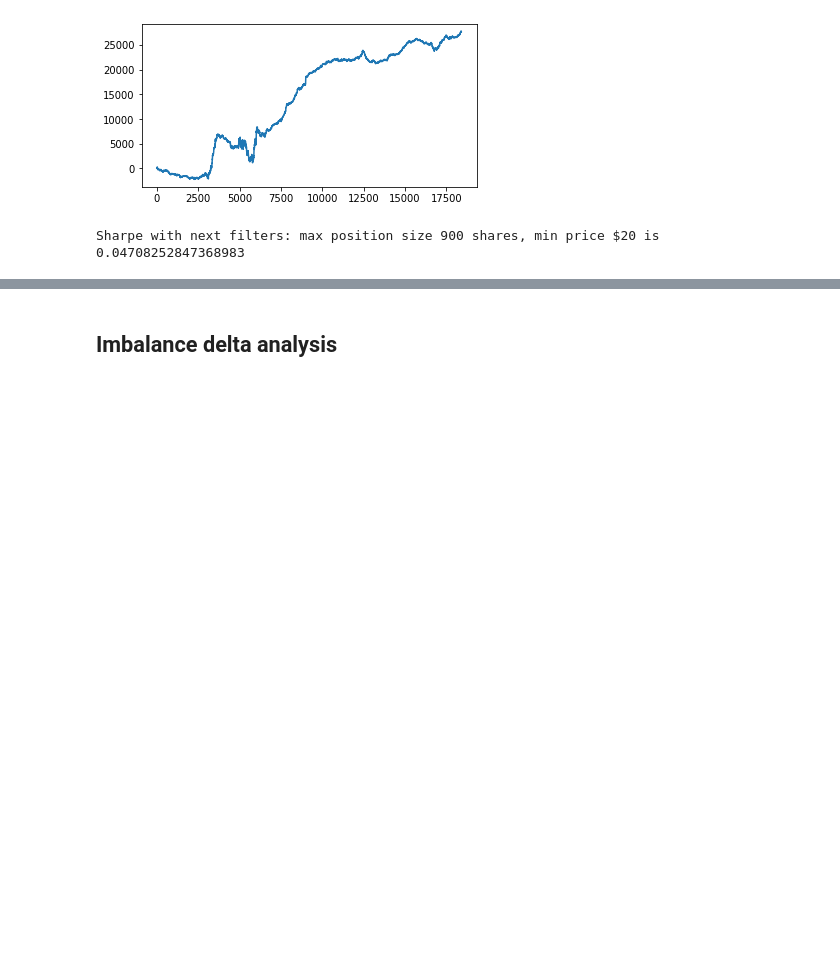
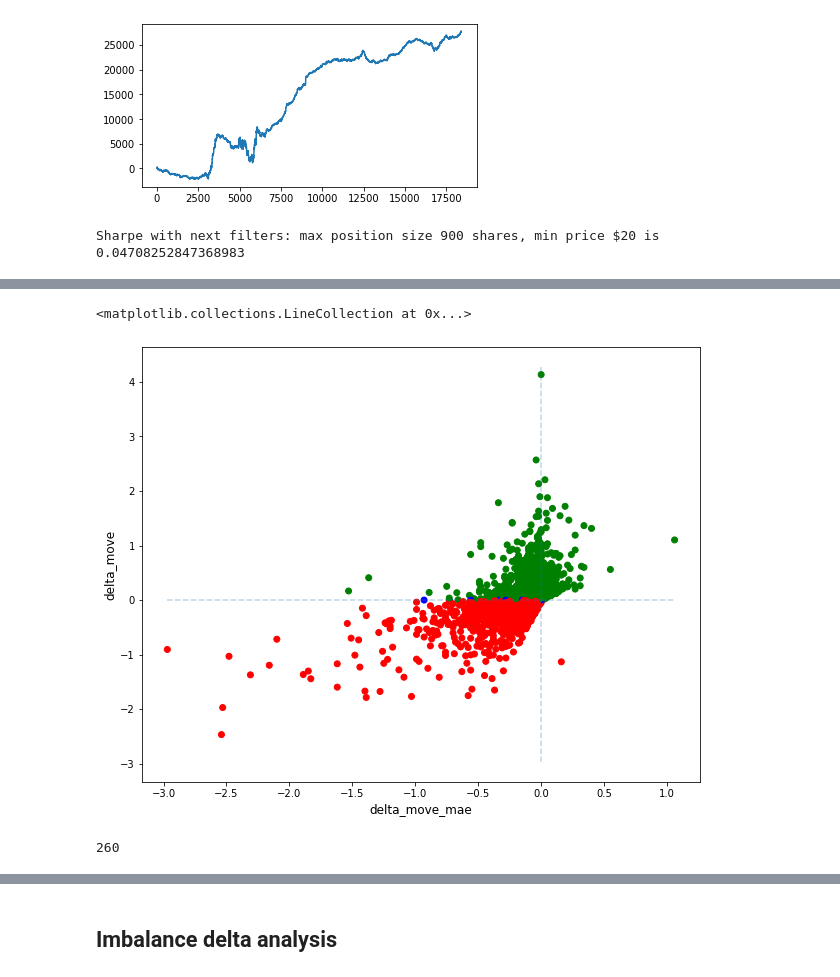
Before and after one commit to avoytkiv/moc_imbalance_flip, a Jupyter notebook: research/results.ipynb, the cells around one changed output, grey strips where cells are left out. Cells and saved outputs as stored; diff of their text form; code cells hidden in the pictures; blank space fills up the shorter version.

```diff
--- a/research/results.ipynb
+++ b/research/results.ipynb
@@ -173,0 +184,24 @@ Sharpe with next filters: max position size 900 shares, min price $20 is
+# %%
+# MAE
+df_filter_vp.loc[df_filter_vp['direction'] == 'Long', 'delta_move_mae'] = df_filter_vp['min_pnl_price'] - df_filter_vp['open_price']
+df_filter_vp.loc[df_filter_vp['direction'] == 'Short', 'delta_move_mae'] = df_filter_vp['open_price'] - df_filter_vp['min_pnl_price']
+# MFE
+df_filter_vp.loc[df_filter_vp['direction'] == 'Long', 'delta_move_mfe'] = df_filter_vp['max_pnl_price'] - df_filter_vp['open_price']
+df_filter_vp.loc[df_filter_vp['direction'] == 'Short', 'delta_move_mfe'] = df_filter_vp['open_price'] - df_filter_vp['max_pnl_price']
+# %%
+fig, ax = plt.subplots(1, 1, figsize=(10,8))
+xcolumn = 'delta_move_mae'
+ycolumn = 'delta_move'
+col = np.where(df_filter_vp[ycolumn].values < 0,'r',np.where(df_filter_vp[ycolumn].values > 0,'g','b'))
+ax.scatter(df_filter_vp[xcolumn].values, df_filter_vp[ycolumn].values, c=col)
+ax.set_xlabel(xcolumn, fontsize=12)
+ax.set_ylabel(ycolumn, fontsize=12)
+ax.hlines(0, df_filter_vp[xcolumn].min(), df_filter_vp[xcolumn].max(), linestyles='dashed', alpha=0.3)
+ax.vlines(0, df_filter_vp[ycolumn].min(), df_filter_vp[ycolumn].max(), linestyles='dashed', alpha=0.3)
+# %% [output]
+<matplotlib.collections.LineCollection at 0x...>
+[figure, added]
+# %%
+len(df_filter_vp.loc[(df_filter_vp['direction']=='Long') & (df_filter_vp['max_pnl_price']<df_filter_vp['close_price']), ['date', 'start', 'symbol', 'direction', 'open_price', 'max_pnl_price', 'min_pnl_price', 'close_price', 'close_status']])
+# %% [output]
+260
```
Also changed, not shown: parts of 15 cells of this notebook.
